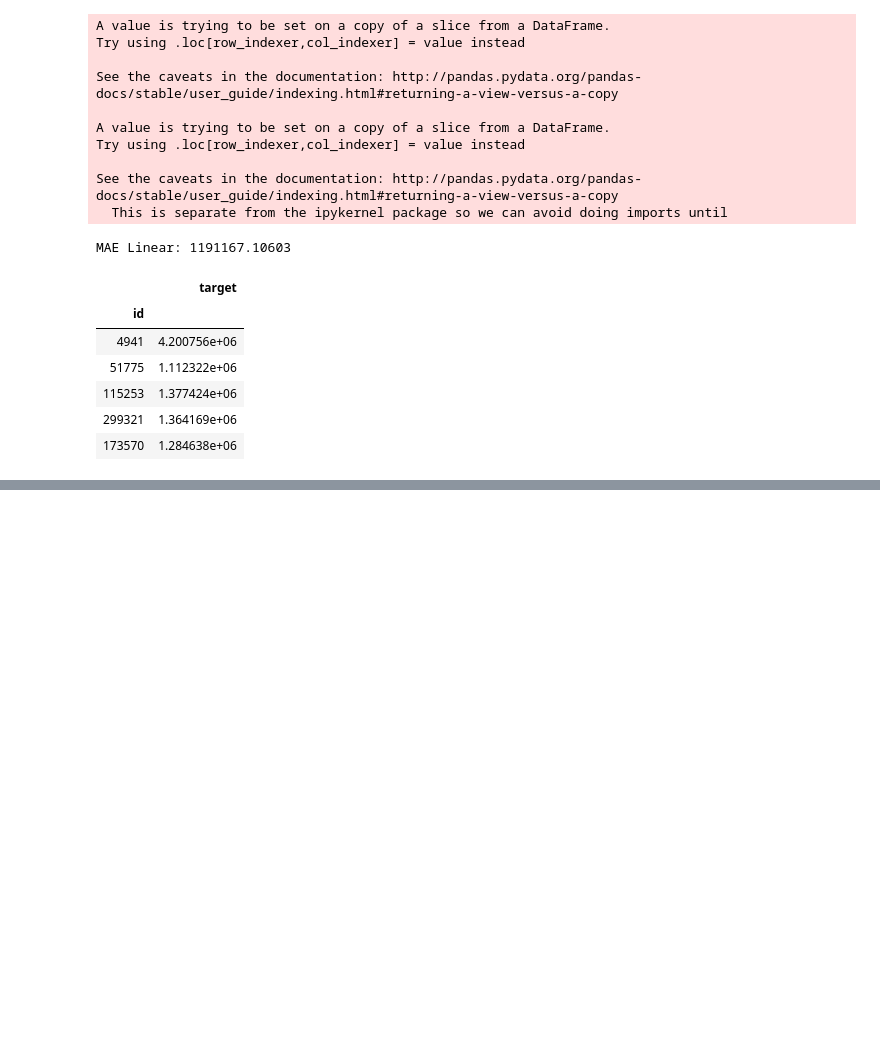
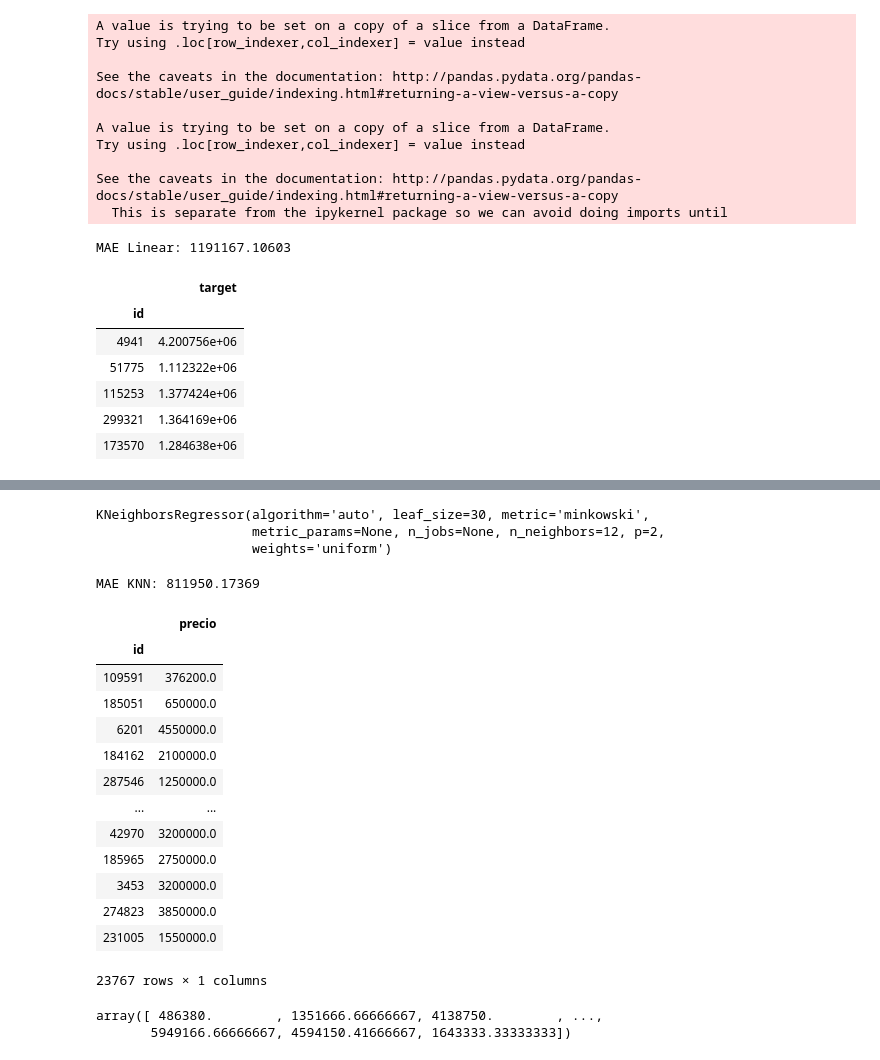
Before and after one commit to lautarofritz/TP2-Orga-de-Datos, a Jupyter notebook: TP2 Orga de Datos.ipynb, the cells around one changed output, grey strips where cells are left out. Drawn from its saved outputs; the diff is of its cells as text; code cells hidden in the pictures; blank space fills up the shorter version.

```diff
--- a/TP2 Orga de Datos.ipynb
+++ b/TP2 Orga de Datos.ipynb
@@ -296,0 +399,7 @@ res.to_csv("workshop-submission-linear.csv", header=True) # RMSLE=0.65487
+# %%
+neigh = KNeighborsRegressor(n_neighbors=12)
+neigh.fit(X_train, y_train)
+# %% [output]
+KNeighborsRegressor(algorithm='auto', leaf_size=30, metric='minkowski',
+                    metric_params=None, n_jobs=None, n_neighbors=12, p=2,
+                    weights='uniform')
@@ -296,0 +408,27 @@ res.to_csv("workshop-submission-linear.csv", header=True) # RMSLE=0.65487
+# %%
+KNN_mae = MAE(y_val_2016['precio'], KNN_pred_val_2016)
+print(f"MAE KNN: {KNN_mae:.5f}")
+# %% [output]
+MAE KNN: 811950.17369
+# %%
+y_val_2016
+# %% [output]
+|  | precio |
+| id |  |
+| 109591 | 376200.0 |
+| 185051 | 650000.0 |
+| 6201 | 4550000.0 |
+| 184162 | 2100000.0 |
+| 287546 | 1250000.0 |
+| ... | ... |
+| 42970 | 3200000.0 |
+| 185965 | 2750000.0 |
+| 3453 | 3200000.0 |
+| 274823 | 3850000.0 |
+| 231005 | 1550000.0 |
+23767 rows × 1 columns
+# %%
+KNN_pred_val_2016
+# %% [output]
+array([ 486380.        , 1351666.66666667, 4138750.        , ...,
+       5949166.66666667, 4594150.41666667, 1643333.33333333])
```
Also changed, not shown: parts of 35 cells of this notebook.
